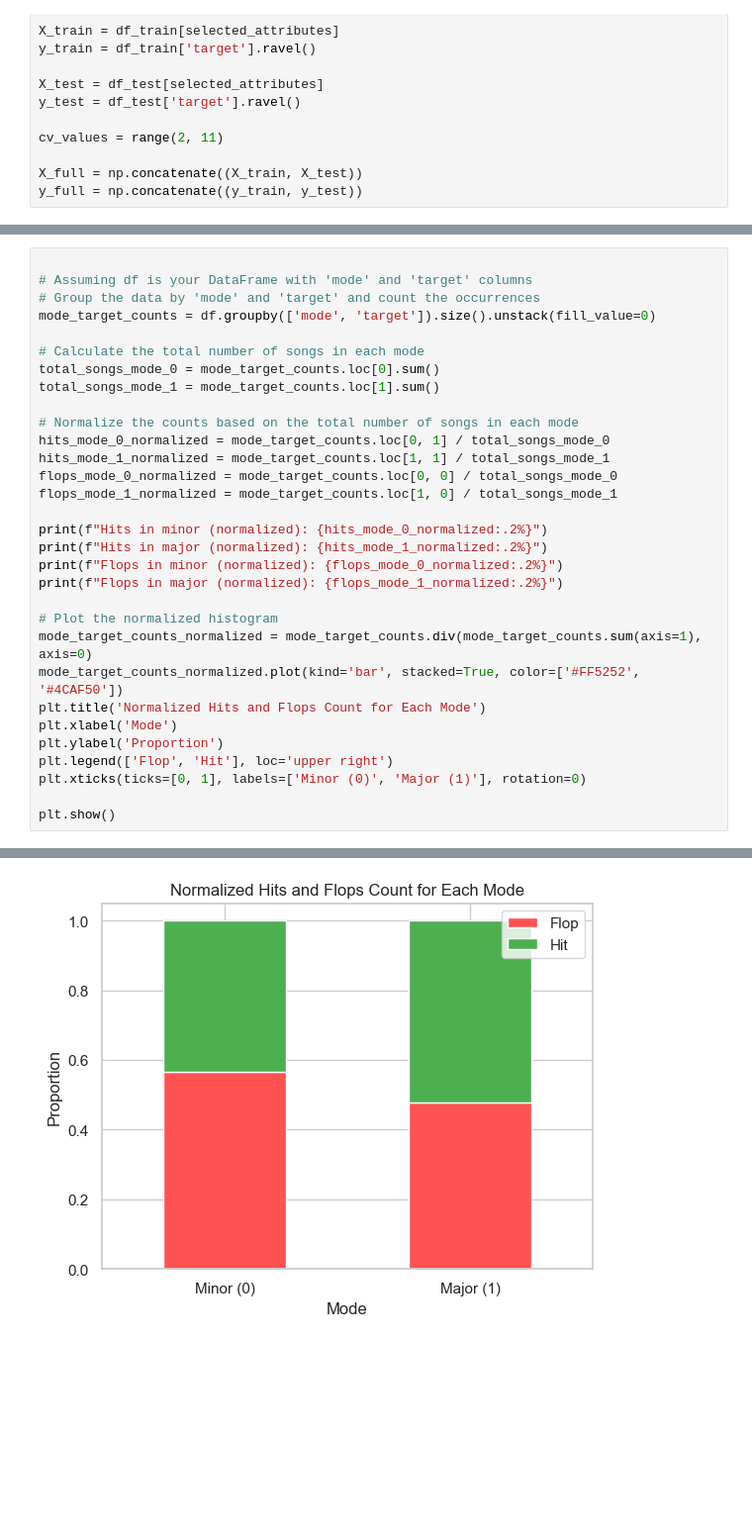
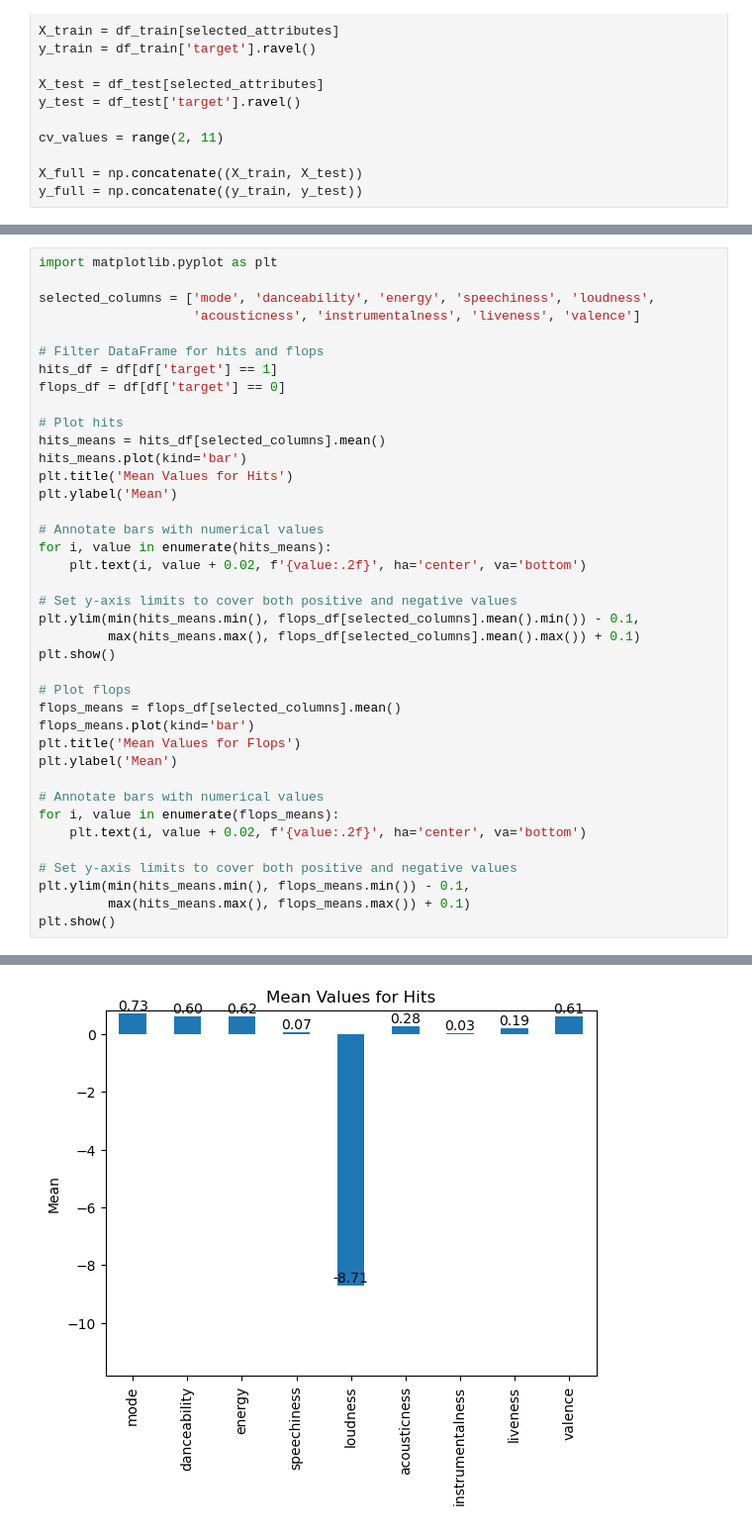
Before and after one commit to jesbor98/music-analysis, a Jupyter notebook: Data Mining project.ipynb, the cells around one changed output, grey strips where cells are left out. Shown: that part at 99% size. Saved outputs shown, nothing was run; the diff lists cells and outputs as text; blank space fills up the shorter version.

Commit message:
plot attributes mean for each hit and flop

```diff
--- a/Data Mining project.ipynb
+++ b/Data Mining project.ipynb
@@ -286,32 +267,40 @@ Flops in major: 13496
 # %%
+import matplotlib.pyplot as plt
 
-# Assuming df is your DataFrame with 'mode' and 'target' columns
-# Group the data by 'mode' and 'target' and count the occurrences
-mode_target_counts = df.groupby(['mode', 'target']).size().unstack(fill_value=0)
+selected_columns = ['mode', 'danceability', 'energy', 'speechiness', 'loudness',
+                    'acousticness', 'instrumentalness', 'liveness', 'valence']
 
-# Calculate the total number of songs in each mode
-total_songs_mode_0 = mode_target_counts.loc[0].sum()
-total_songs_mode_1 = mode_target_counts.loc[1].sum()
+# Filter DataFrame for hits and flops
+hits_df = df[df['target'] == 1]
+flops_df = df[df['target'] == 0]
 
-# Normalize the counts based on the total number of songs in each mode
-hits_mode_0_normalized = mode_target_counts.loc[0, 1] / total_songs_mode_0
-hits_mode_1_normalized = mode_target_counts.loc[1, 1] / total_songs_mode_1
-flops_mode_0_normalized = mode_target_counts.loc[0, 0] / total_songs_mode_0
-flops_mode_1_normalized = mode_target_counts.loc[1, 0] / total_songs_mode_1
+# Plot hits
+hits_means = hits_df[selected_columns].mean()
+hits_means.plot(kind='bar')
+plt.title('Mean Values for Hits')
+plt.ylabel('Mean')
 
-print(f"Hits in minor (normalized): {hits_mode_0_normalized:.2%}")
-print(f"Hits in major (normalized): {hits_mode_1_normalized:.2%}")
-print(f"Flops in minor (normalized): {flops_mode_0_normalized:.2%}")
-print(f"Flops in major (normalized): {flops_mode_1_normalized:.2%}")
+# Annotate bars with numerical values
+for i, value in enumerate(hits_means):
+    plt.text(i, value + 0.02, f'{value:.2f}', ha='center', va='bottom')
 
-# Plot the normalized histogram
-mode_target_counts_normalized = mode_target_counts.div(mode_target_counts.sum(axis=1), axis=0)
-mode_target_counts_normalized.plot(kind='bar', stacked=True, color=['#FF5252', '#4CAF50'])
-plt.title('Normalized Hits and Flops Count for Each Mode')
-plt.xlabel('Mode')
-plt.ylabel('Proportion')
-plt.legend(['Flop', 'Hit'], loc='upper right')
-plt.xticks(ticks=[0, 1], labels=['Minor (0)', 'Major (1)'], rotation=0)
+# Set y-axis limits to cover both positive and negative values
+plt.ylim(min(hits_means.min(), flops_df[selected_columns].mean().min()) - 0.1,
+         max(hits_means.max(), flops_df[selected_columns].mean().max()) + 0.1)
+plt.show()
 
+# Plot flops
+flops_means = flops_df[selected_columns].mean()
+flops_means.plot(kind='bar')
+plt.title('Mean Values for Flops')
+plt.ylabel('Mean')
+
+# Annotate bars with numerical values
+for i, value in enumerate(flops_means):
+    plt.text(i, value + 0.02, f'{value:.2f}', ha='center', va='bottom')
+
+# Set y-axis limits to cover both positive and negative values
+plt.ylim(min(hits_means.min(), flops_means.min()) - 0.1,
+         max(hits_means.max(), flops_means.max()) + 0.1)
 plt.show()
 # %% [output]
@@ -322 +307 @@ Flops in major (normalized): 47.88%
-[figure, old version]
+[figure, new version]
```
Also changed, not shown: parts of 7 cells of this notebook.
